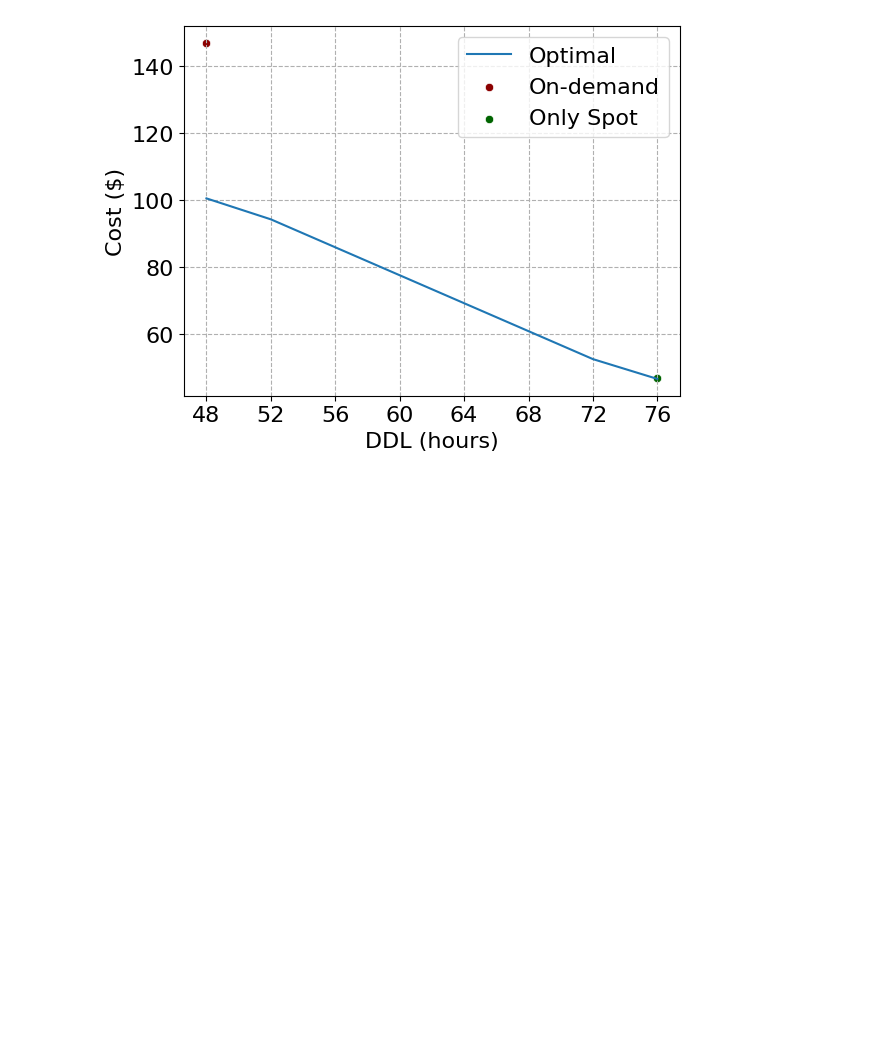
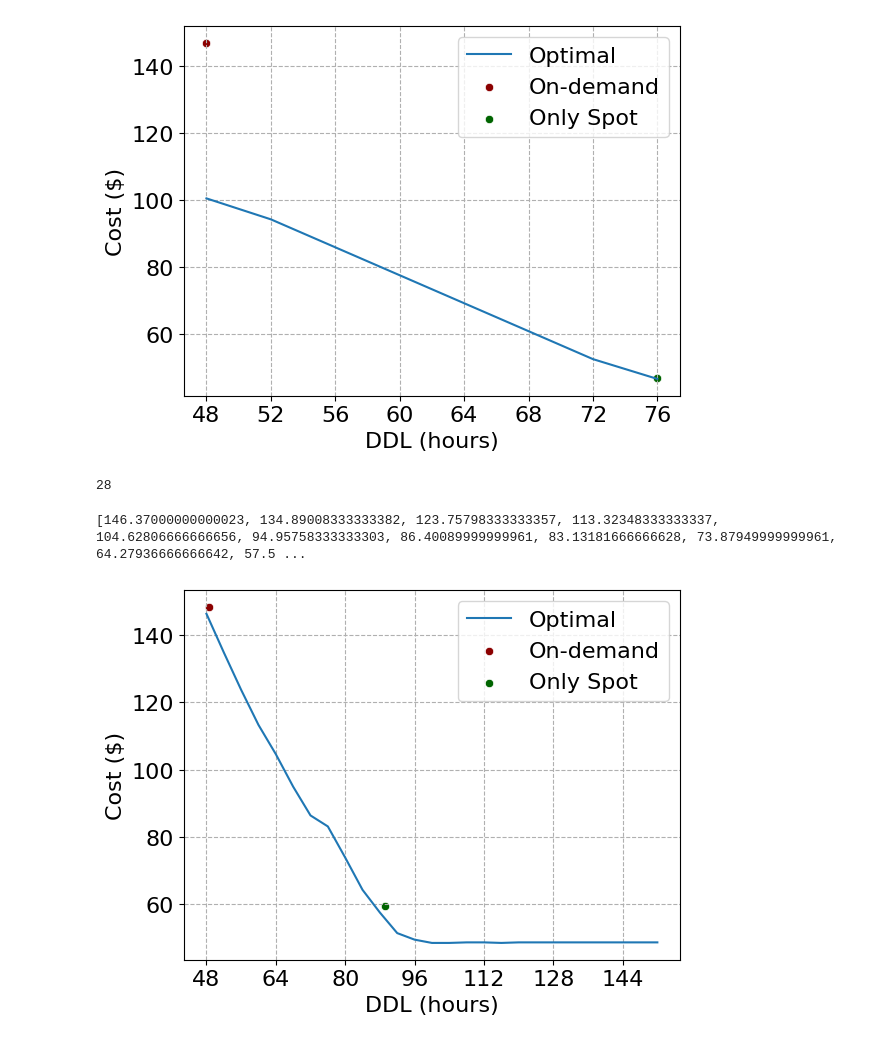
Before and after one commit to Michaelvll/skypilot-spot-strategy, a Jupyter notebook: scripts/plot.ipynb, the cells around one changed output. Drawn from its saved outputs; the diff is of its cells as text; code cells hidden in the pictures; blank space fills up the shorter version.

Commit message:
Fix ideal ilp

```diff
--- a/scripts/plot.ipynb
+++ b/scripts/plot.ipynb
@@ -349,3 +349,44 @@ sns.scatterplot(x=[spot_time], y=[spot_cost], ax=ax, label='Only Spot', color='d
 ax.grid(True, linestyle='--')
 # %% [output]
 [figure]
+# %%
+TAGS = ['ilp-overhead=0.5']
+NOT_TAGS = ['hidden']
+DDLS = list(range(48, 153, 4)) + [1000]
+STRATEGIES = ['ideal_ilp_overhead', 'on_demand', 'only_spot']
+run_dfs = filter_runs(TAGS, DDLS, STRATEGIES, task_durations=[48], trace_names=['us-west-2a_v100_1'])
+print(len(run_dfs))
+run_dfs = sorted(run_dfs, key=lambda x: STRATEGIES.index(x[0].config['strategy_metadata']['name']))
+# %% [output]
+28
+# %%
+costs = [None] * len(DDLS[:-1])
+on_demand_time, on_demand_cost = None, None
+spot_time, spot_cost = None, None
+for run, df in run_dfs:
+    ddl = run.config['deadline_hours']
+    strategy = run.config['strategy_metadata']['name']
+    if strategy == 'ideal_ilp_overhead':
+        costs[DDLS.index(ddl)] = df['Cost'].values[-1]
+    elif strategy == 'on_demand':
+        assert on_demand_cost is None
+        on_demand_time = df['Elapsed'].values[-1] / 3600
+        on_demand_cost = df['Cost'].values[-1]
+    elif strategy == 'only_spot':
+        assert spot_cost is None
+        spot_time = df['Elapsed'].values[-1] / 3600
+        spot_cost = df['Cost'].values[-1]
+print(costs)
+# %% [output]
+[146.37000000000023, 134.89008333333382, 123.75798333333357, 113.32348333333337, 104.62806666666656, 94.95758333333303, 86.40089999999961, 83.13181666666628, 73.87949999999961, 64.27936666666642, 57.5 ...
+# %%
+ax = sns.lineplot(x=DDLS[:-1], y=costs, label='Optimal')
+ax.set_xticks(list(range(48, 153, 16)))
+ax.set_xlabel('DDL (hours)')
+ax.set_ylabel('Cost ($)')
+# on demand
+sns.scatterplot(x=[on_demand_time], y=[on_demand_cost], ax=ax, label='On-demand', color='darkred')
+sns.scatterplot(x=[spot_time], y=[spot_cost], ax=ax, label='Only Spot', color='darkgreen')
+ax.grid(True, linestyle='--')
+# %% [output]
+[figure, added]
```
Also changed, not shown: parts of 1 cell of this notebook, 17 other files.
